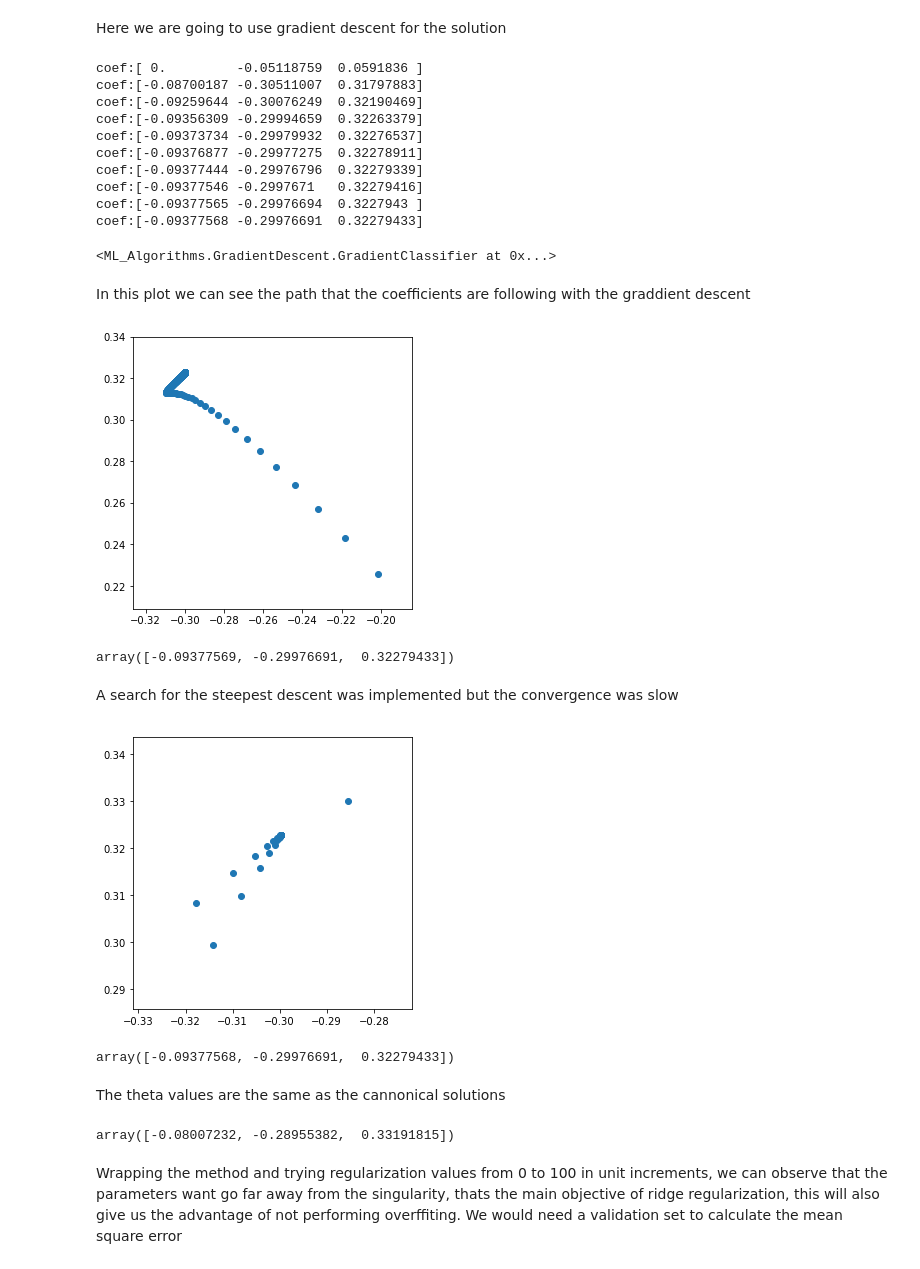
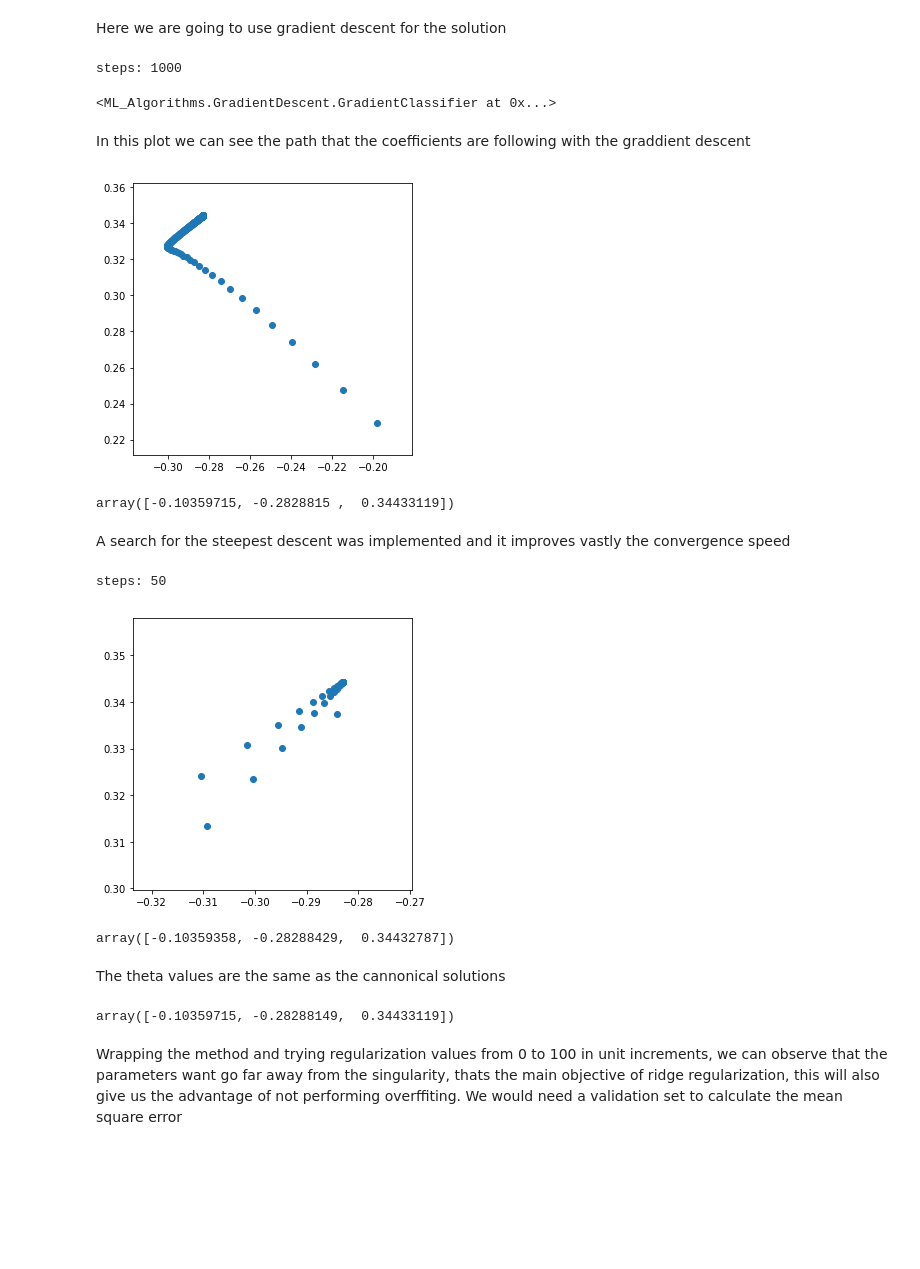
Before and after one commit to joseluisvaz/machine_learning_itesm, a Jupyter notebook: Machine Learning - Homework 2.ipynb, the cells around one changed output. Saved outputs shown, nothing was run; the diff lists cells and outputs as text; code cells hidden in the pictures; blank space fills up the shorter version.

```diff
--- a/Machine Learning - Homework 2.ipynb
+++ b/Machine Learning - Homework 2.ipynb
@@ -40,19 +40,10 @@ Here we are going to use gradient descent for the solution
 #Creating a classifier
 
 clf = gd.GradientClassifier()
-clf.fit(X, Y, step="fixed", reg=0,
-        print_iter=True, step_size= 0.00001, max_iter = 1000)
+clf.fit(X, Y, step_type="fixed", reg=0,
+        print_val=True, step_size=0.00001, max_iter=1000)
 # %% [output]
-coef:[ 0.         -0.05118759  0.0591836 ]
-coef:[-0.08700187 -0.30511007  0.31797883]
-coef:[-0.09259644 -0.30076249  0.32190469]
-coef:[-0.09356309 -0.29994659  0.32263379]
-coef:[-0.09373734 -0.29979932  0.32276537]
-coef:[-0.09376877 -0.29977275  0.32278911]
-coef:[-0.09377444 -0.29976796  0.32279339]
-coef:[-0.09377546 -0.2997671   0.32279416]
-coef:[-0.09377565 -0.29976694  0.3227943 ]
-coef:[-0.09377568 -0.29976691  0.32279433]
+steps: 1000
 <ML_Algorithms.GradientDescent.GradientClassifier at 0x...>
 # %% [markdown]
 In this plot we can see the path that the coefficients are following with the graddient descent
@@ -61,19 +52,20 @@ plt.scatter(clf.list_coef[6:,1], clf.list_coef[6:,2])
 plt.show()
 clf.coef
 # %% [output]
-[figure, old version]
+[figure, new version]
-array([-0.09377569, -0.29976691,  0.32279433])
+array([-0.10359715, -0.2828815 ,  0.34433119])
 # %% [markdown]
-A search for the steepest  descent was implemented but the convergence was slow
+A search for the steepest  descent was implemented and it improves vastly the convergence speed
 # %%
-clf.fit(X, Y, step="golden", reg=0,
-        print_iter=False, max_iter=50)
+clf.fit(X, Y, step_type="golden", reg=0,
+        print_val=True, max_iter=50)
 plt.scatter(clf.list_coef[1:,1], clf.list_coef[1:,2])
 plt.show()
 clf.coef
 # %% [output]
+steps: 50
-[figure, old version]
+[figure, new version]
-array([-0.09377568, -0.29976691,  0.32279433])
+array([-0.10359358, -0.28288429,  0.34432787])
 # %% [markdown]
 The theta values are the same as the cannonical solutions
 # %%
@@ -82,7 +74,7 @@ clf2classes.fit(X, Y, reg = 0)
 
 clf2classes.coef
 # %% [output]
-array([-0.08007232, -0.28955382,  0.33191815])
+array([-0.10359715, -0.28288149,  0.34433119])
 # %% [markdown]
 Wrapping the method and  trying regularization values from 0 to 100 in unit increments, we can observe that the parameters want go far away from the singularity, thats the main objective of ridge regularization, this will also give us the  advantage of not performing overffiting. We would need a validation set to calculate the mean square error
 # %%
```
Also changed, not shown: parts of 2 cells of this notebook, 1 other file.
